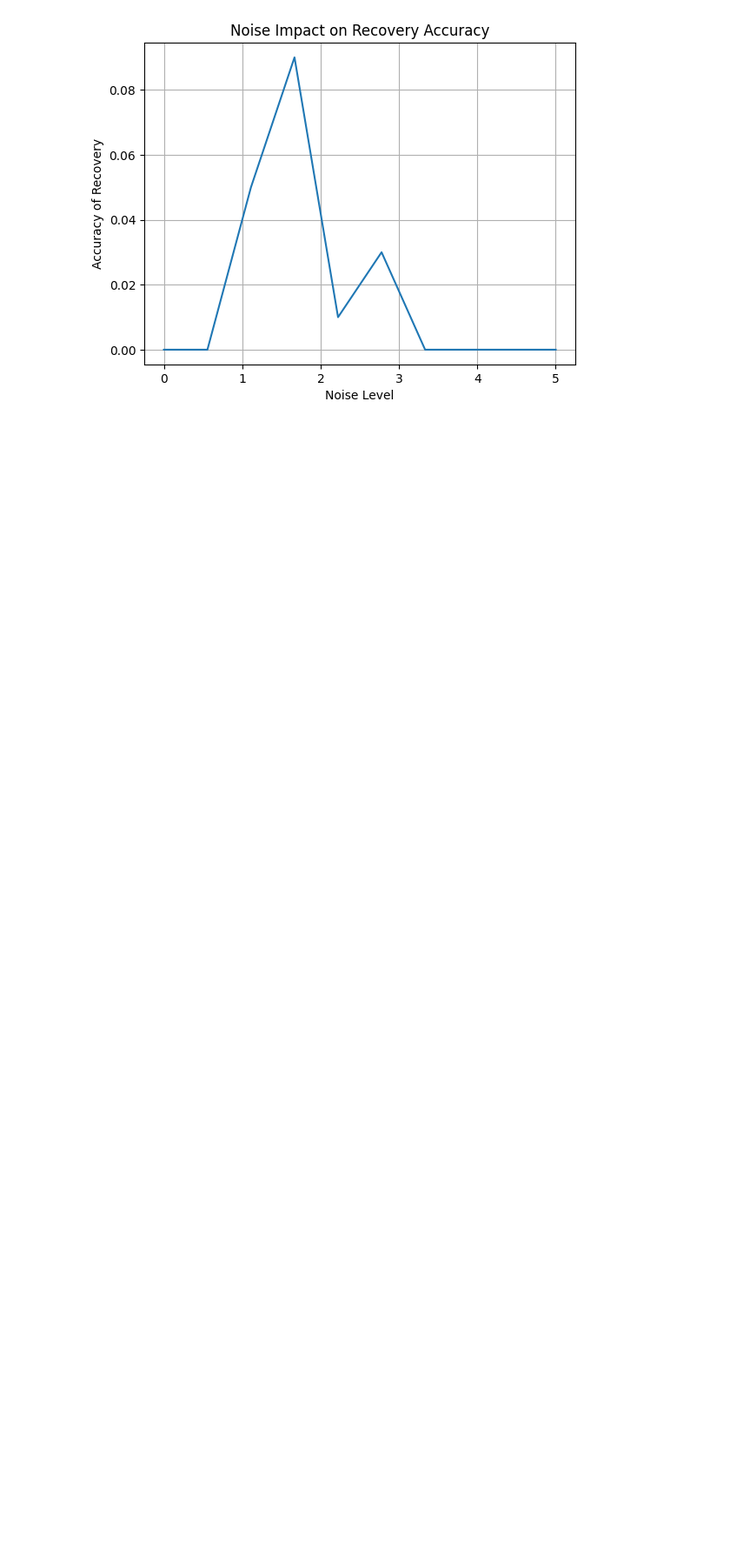
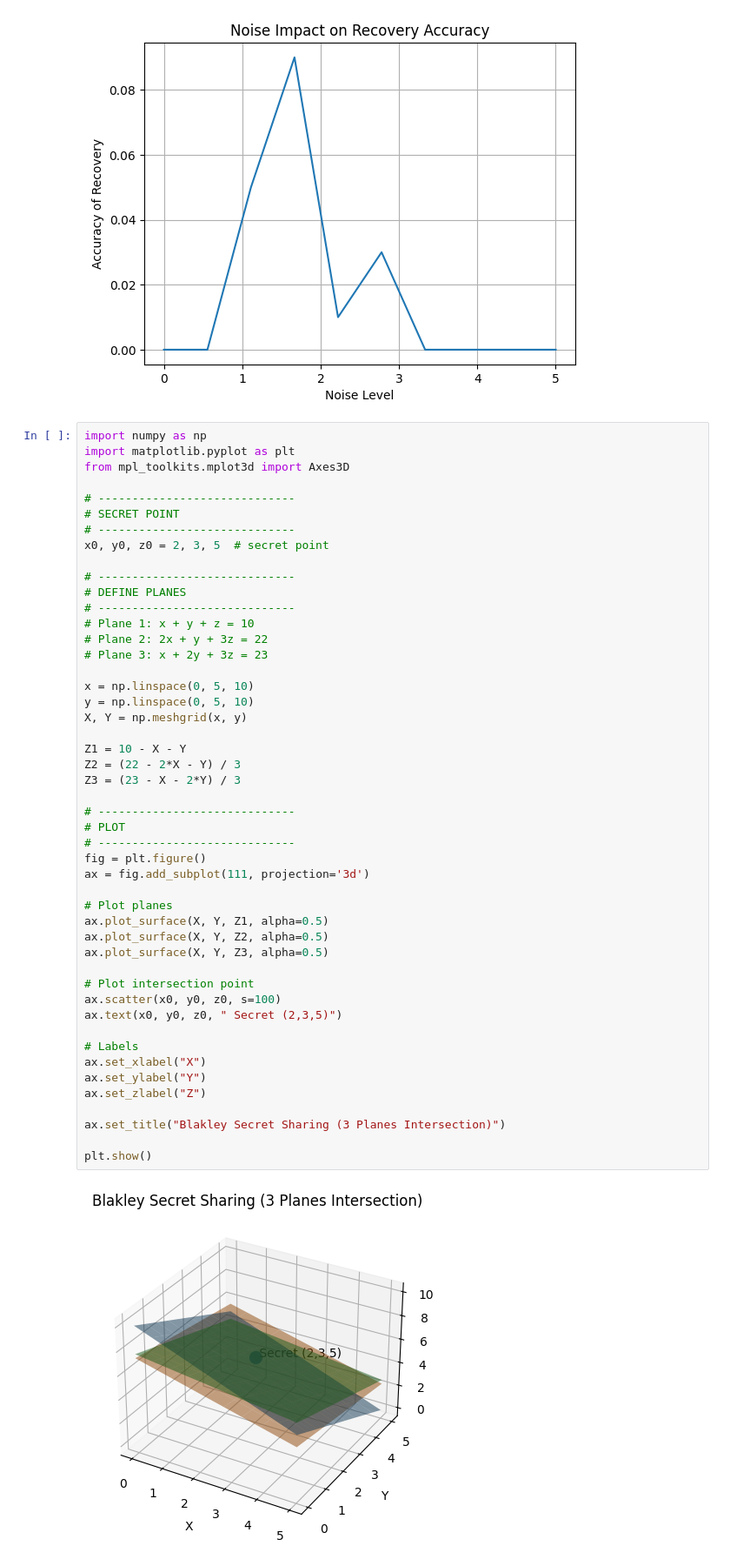
Before and after one commit to anonically22/colab-projects, a Jupyter notebook: blackly_meth/black_quant.ipynb, the cells around one changed output. Shown at 87% size. Saved outputs shown, nothing was run; the diff lists cells and outputs as text; blank space fills up the shorter version.

Commit message:
BLAKLEY GEOMETRIC VISUALIZATION (3D PLANES)

```diff
--- a/blackly_meth/black_quant.ipynb
+++ b/blackly_meth/black_quant.ipynb
@@ -1466,3 +1466,53 @@ plt.show()
 [figure]
 [figure]
 [figure]
+# %%
+import numpy as np
+import matplotlib.pyplot as plt
+from mpl_toolkits.mplot3d import Axes3D
+
+# -----------------------------
+# SECRET POINT
+# -----------------------------
+x0, y0, z0 = 2, 3, 5  # secret point
+
+# -----------------------------
+# DEFINE PLANES
+# -----------------------------
+# Plane 1: x + y + z = 10
+# Plane 2: 2x + y + 3z = 22
+# Plane 3: x + 2y + 3z = 23
+
+x = np.linspace(0, 5, 10)
+y = np.linspace(0, 5, 10)
+X, Y = np.meshgrid(x, y)
+
+Z1 = 10 - X - Y
+Z2 = (22 - 2*X - Y) / 3
+Z3 = (23 - X - 2*Y) / 3
+
+# -----------------------------
+# PLOT
+# -----------------------------
+fig = plt.figure()
+ax = fig.add_subplot(111, projection='3d')
+
+# Plot planes
+ax.plot_surface(X, Y, Z1, alpha=0.5)
+ax.plot_surface(X, Y, Z2, alpha=0.5)
+ax.plot_surface(X, Y, Z3, alpha=0.5)
+
+# Plot intersection point
+ax.scatter(x0, y0, z0, s=100)
+ax.text(x0, y0, z0, " Secret (2,3,5)")
+
+# Labels
+ax.set_xlabel("X")
+ax.set_ylabel("Y")
+ax.set_zlabel("Z")
+
+ax.set_title("Blakley Secret Sharing (3 Planes Intersection)")
+
+plt.show()
+# %% [output]
+[figure, added]
```
